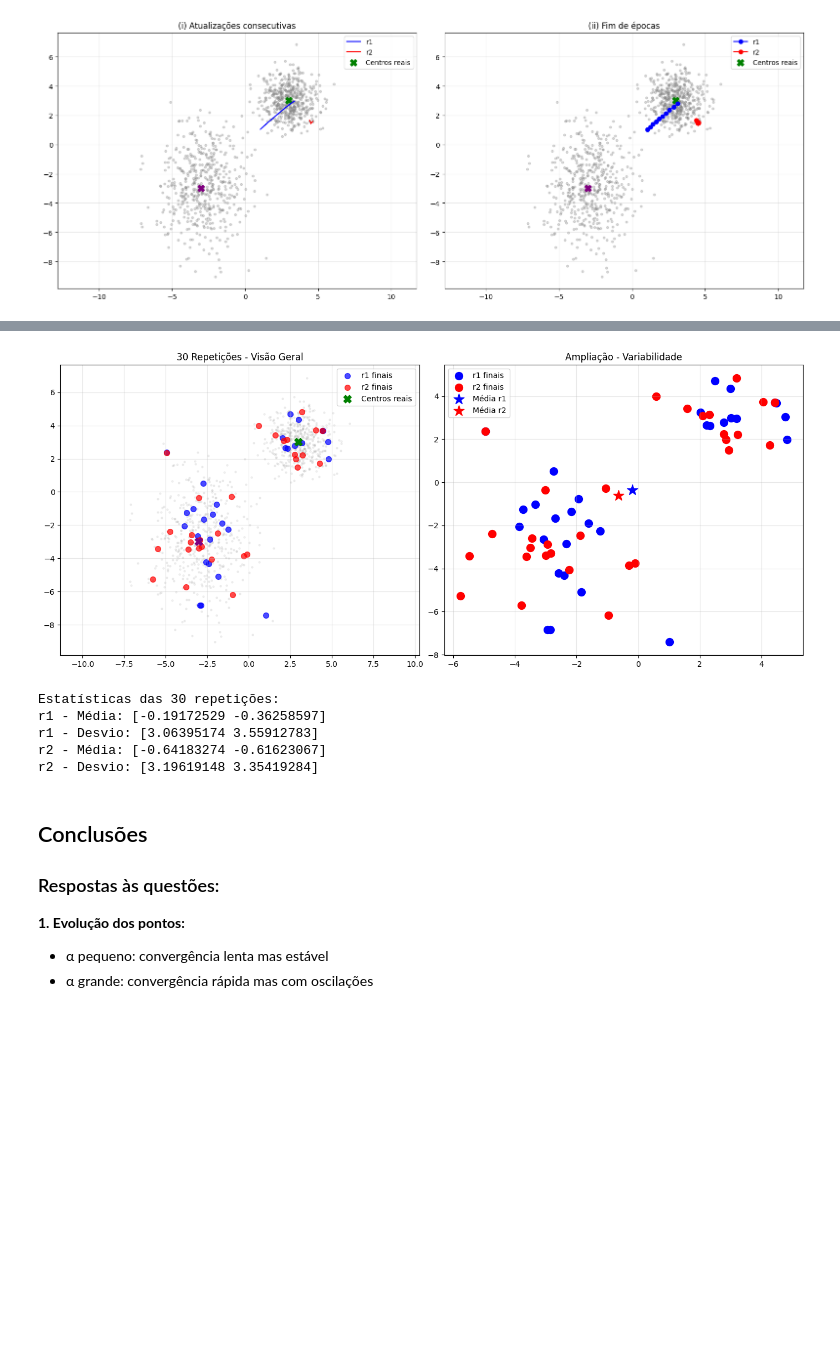
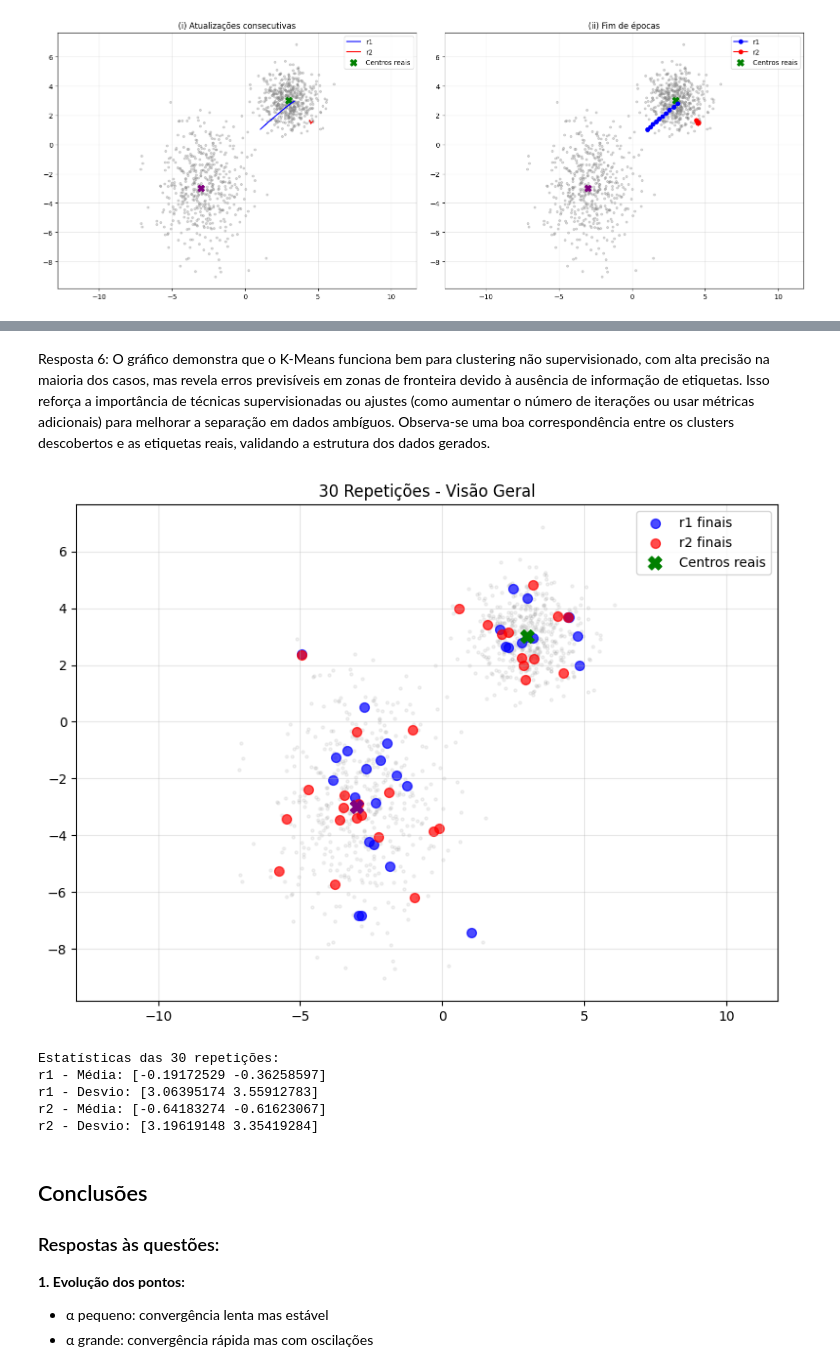
Before and after one commit to y0c0ms/IAA_MEI25, a Jupyter notebook: Exercicio1/Implementação_K-Means.ipynb, the cells around one changed output, grey strips where cells are left out. Saved outputs shown, nothing was run; the diff lists cells and outputs as text; code cells hidden in the pictures; blank space fills up the shorter version.

Commit message:
better implementation of k-means

```diff
--- a/Exercicio1/Implementação_K-Means.ipynb
+++ b/Exercicio1/Implementação_K-Means.ipynb
@@ -251,51 +240,43 @@ Erros: 297 pontos
+# %% [markdown]
+Resposta 6: O gráfico demonstra que o K-Means funciona bem para clustering não supervisionado, com alta precisão na maioria dos casos, mas revela erros previsíveis em zonas de fronteira devido à ausência de informação de etiquetas. Isso reforça a importância de técnicas supervisionadas ou ajustes (como aumentar o número de iterações ou usar métricas adicionais) para melhorar a separação em dados ambíguos. Observa-se uma boa correspondência entre os clusters descobertos e as etiquetas reais, validando a estrutura dos dados gerados.
 # %%
 # Ponto 7: 30 repetições
 n_repeticoes = 30
 resultados_r1 = []
 resultados_r2 = []
 
 for i in range(n_repeticoes):
     _, r1, r2 = kmeans_batch(dados, 0.01, 10, seed=100+i)
     resultados_r1.append(r1)
     resultados_r2.append(r2)
 
 resultados_r1 = np.array(resultados_r1)
 resultados_r2 = np.array(resultados_r2)
 
 # Visualização
-fig, axes = plt.subplots(1, 2, figsize=(14, 6))
+fig, axes = plt.subplots(1, figsize=(8, 6))
 
 # Visão geral
-axes[0].scatter(dados[:, 0], dados[:, 1], alpha=0.1, s=5, c='gray')
-axes[0].scatter(resultados_r1[:, 0], resultados_r1[:, 1], c='blue', s=50, alpha=0.7, label='r1 finais')
-axes[0].scatter(resultados_r2[:, 0], resultados_r2[:, 1], c='red', s=50, alpha=0.7, label='r2 finais')
-axes[0].scatter([3, -3], [3, -3], c=['green', 'purple'], s=100, marker='X', label='Centros reais')
-axes[0].set_title('30 Repetições - Visão Geral')
-axes[0].legend()
-axes[0].axis('equal')
-axes[0].grid(True, alpha=0.3)
+axes.scatter(dados[:, 0], dados[:, 1], alpha=0.1, s=5, c='gray')
+axes.scatter(resultados_r1[:, 0], resultados_r1[:, 1], c='blue', s=50, alpha=0.7, label='r1 finais')
+axes.scatter(resultados_r2[:, 0], resultados_r2[:, 1], c='red', s=50, alpha=0.7, label='r2 finais')
+axes.scatter([3, -3], [3, -3], c=['green', 'purple'], s=100, marker='X', label='Centros reais')
+axes.set_title('30 Repetições - Visão Geral')
+axes.legend()
+axes.axis('equal')
+axes.grid(True, alpha=0.3)
 
-# Ampliação
-axes[1].scatter(resultados_r1[:, 0], resultados_r1[:, 1], c='blue', s=100, label='r1 finais')
-axes[1].scatter(resultados_r2[:, 0], resultados_r2[:, 1], c='red', s=100, label='r2 finais')
-axes[1].scatter(np.mean(resultados_r1, axis=0)[0], np.mean(resultados_r1, axis=0)[1],
-               c='blue', s=200, marker='*', label='Média r1')
-axes[1].scatter(np.mean(resultados_r2, axis=0)[0], np.mean(resultados_r2, axis=0)[1],
-               c='red', s=200, marker='*', label='Média r2')
-axes[1].set_title('Ampliação - Variabilidade')
-axes[1].legend()
-axes[1].grid(True, alpha=0.3)
 
 plt.tight_layout()
 plt.show()
 
 print(f"Estatísticas das {n_repeticoes} repetições:")
 print(f"r1 - Média: {np.mean(resultados_r1, axis=0)}")
 print(f"r1 - Desvio: {np.std(resultados_r1, axis=0)}")
 print(f"r2 - Média: {np.mean(resultados_r2, axis=0)}")
 print(f"r2 - Desvio: {np.std(resultados_r2, axis=0)}")
 # %% [output]
-[figure, old version]
+[figure, new version]
 Estatísticas das 30 repetições:
 r1 - Média: [-0.19172529 -0.36258597]
 r1 - Desvio: [3.06395174 3.55912783]
```
Also changed, not shown: parts of 5 cells of this notebook, 1 other file.
